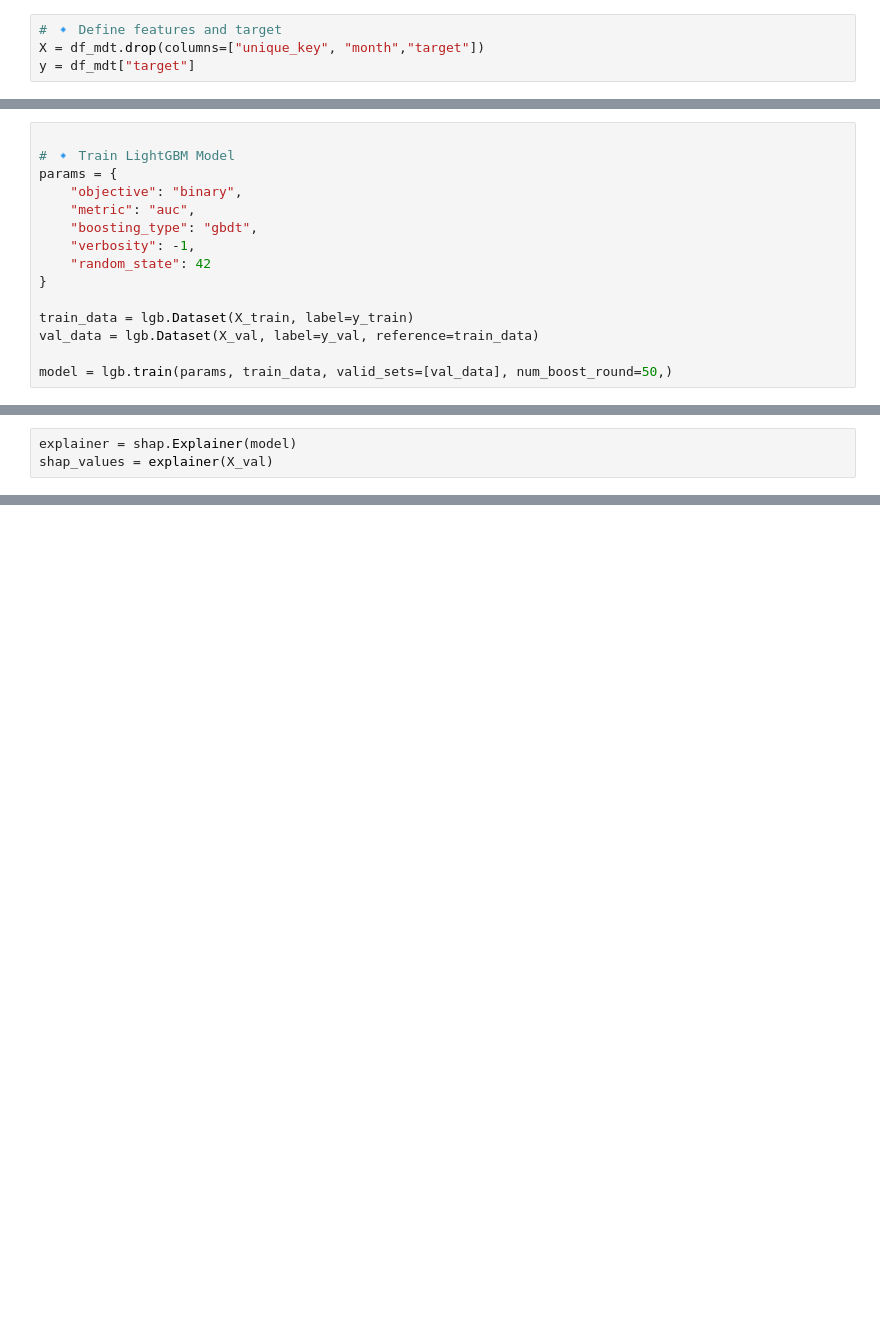
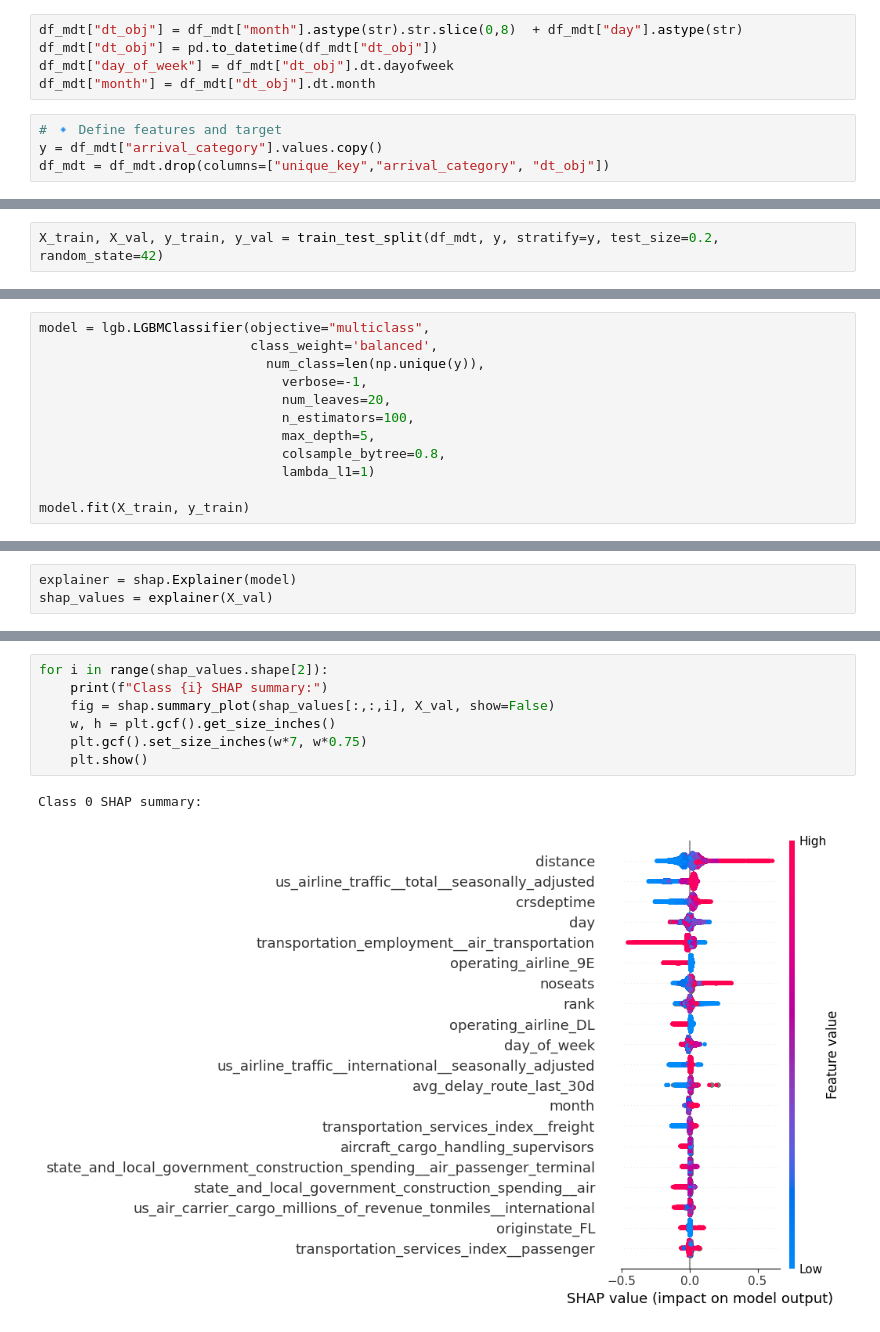
Before and after one commit to rigonzals/dva_flightdelay, a Jupyter notebook: notebooks/modeling/modeling.ipynb, the cells around one changed output, grey strips where cells are left out. Saved outputs shown, nothing was run; the diff lists cells and outputs as text; blank space fills up the shorter version.

Commit message:
Added multiclasss and ensamble binary with lgbm

```diff
--- a/notebooks/modeling/modeling.ipynb
+++ b/notebooks/modeling/modeling.ipynb
@@ -38,4 +67,9 @@ np.float64(0.2199407941358326)
+# %%
+df_mdt["dt_obj"] = df_mdt["month"].astype(str).str.slice(0,8)  + df_mdt["day"].astype(str)
+df_mdt["dt_obj"] = pd.to_datetime(df_mdt["dt_obj"])
+df_mdt["day_of_week"] = df_mdt["dt_obj"].dt.dayofweek
+df_mdt["month"] = df_mdt["dt_obj"].dt.month
 # %%
 # 🔹 Define features and target
-X = df_mdt.drop(columns=["unique_key", "month","target"])
-y = df_mdt["target"]
+y = df_mdt["arrival_category"].values.copy()
+df_mdt = df_mdt.drop(columns=["unique_key","arrival_category", "dt_obj"])
@@ -60,0 +76,2 @@ X_train
+# %%
+X_train, X_val, y_train, y_val = train_test_split(df_mdt, y, stratify=y, test_size=0.2, random_state=42)
@@ -63,15 +107,12 @@ X_train
 # %%
+model = lgb.LGBMClassifier(objective="multiclass",
+                           class_weight='balanced',
+                             num_class=len(np.unique(y)),
+                               verbose=-1,
+                               num_leaves=20,
+                               n_estimators=100,
+                               max_depth=5,
+                               colsample_bytree=0.8,
+                               lambda_l1=1)
 
-# 🔹 Train LightGBM Model
-params = {
-    "objective": "binary",
-    "metric": "auc",
-    "boosting_type": "gbdt",
-    "verbosity": -1,
-    "random_state": 42
-}
-
-train_data = lgb.Dataset(X_train, label=y_train)
-val_data = lgb.Dataset(X_val, label=y_val, reference=train_data)
-
-model = lgb.train(params, train_data, valid_sets=[val_data], num_boost_round=50,)
+model.fit(X_train, y_train)
@@ -140,0 +166,10 @@ plt.show()
+# %%
+for i in range(shap_values.shape[2]):
+    print(f"Class {i} SHAP summary:")
+    fig = shap.summary_plot(shap_values[:,:,i], X_val, show=False)
+    w, h = plt.gcf().get_size_inches()
+    plt.gcf().set_size_inches(w*7, w*0.75)
+    plt.show()
+# %% [output]
+Class 0 SHAP summary:
+[figure, added]
```
Also changed, not shown: parts of 23 cells of this notebook, 1 other file.
